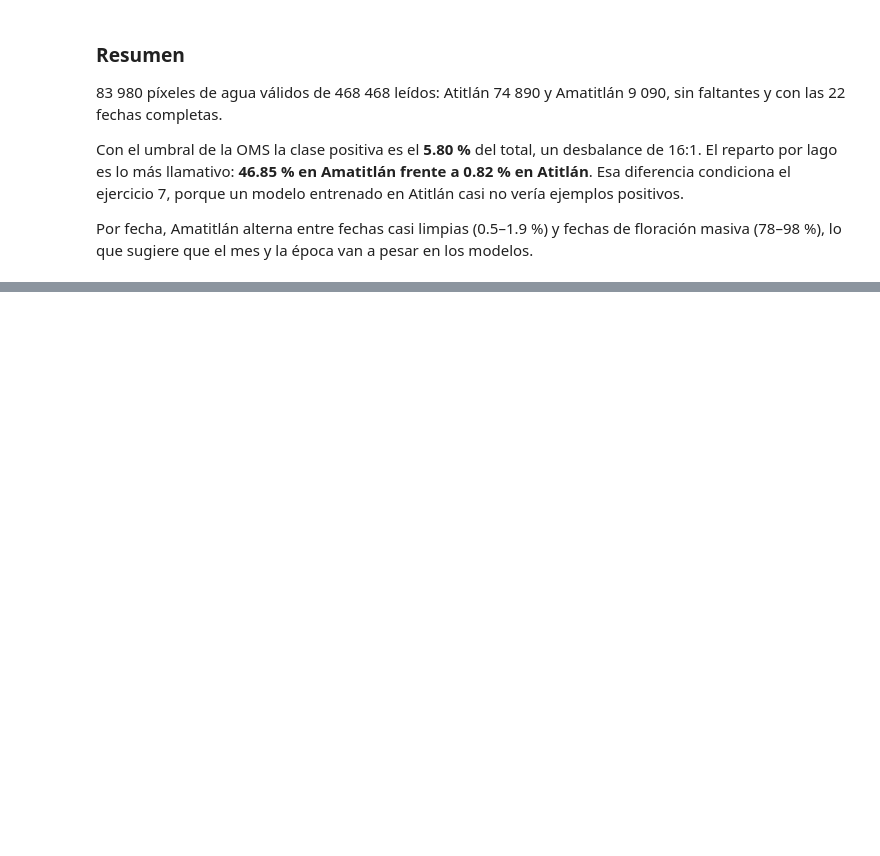
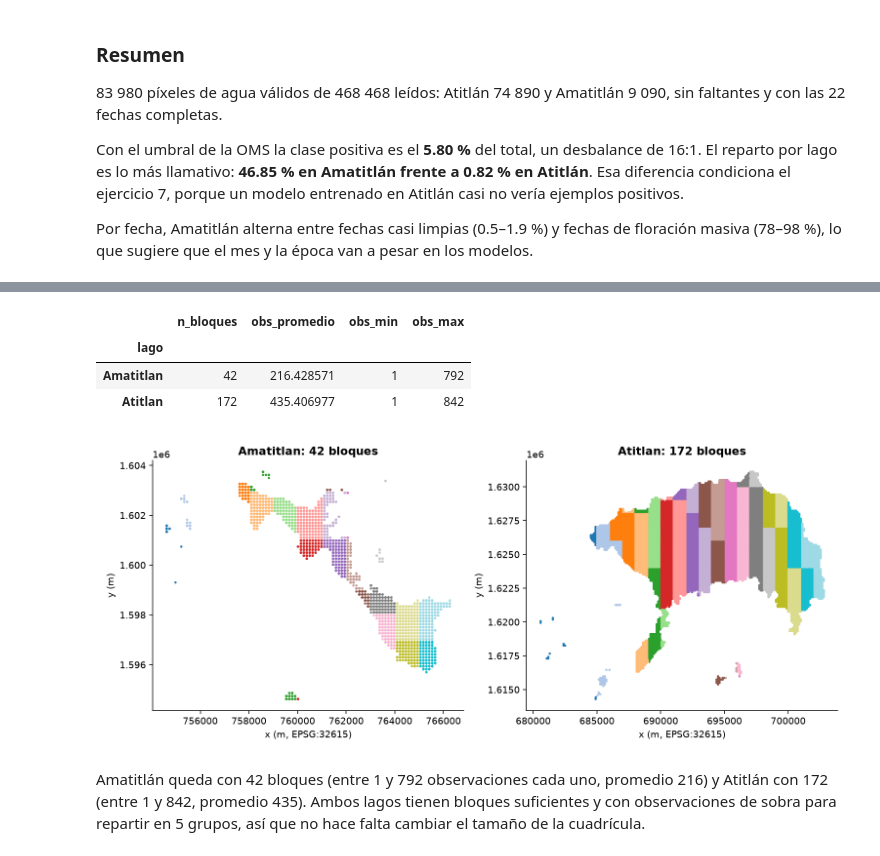
Before and after one commit to UVG-Tareas-y-proyectos/laboratorio4_ds, a Jupyter notebook: notebooks/laboratorio-4-datos-geoespaciales.ipynb, the cells around one changed output, grey strips where cells are left out. Saved outputs shown, nothing was run; the diff lists cells and outputs as text; code cells hidden in the pictures; blank space fills up the shorter version.

```diff
--- a/notebooks/laboratorio-4-datos-geoespaciales.ipynb
+++ b/notebooks/laboratorio-4-datos-geoespaciales.ipynb
@@ -550,0 +624,16 @@ los modelos.
+# %%
+con_bloques = asignar_bloques(datos, tamanio_m=1000)
+display(resumen_bloques(con_bloques))
+ruta_bloques = graficar_bloques(con_bloques)
+display(Image(filename=str(ruta_bloques), width=850))
+# %% [output]
+|  | n_bloques | obs_promedio | obs_min | obs_max |
+| lago |  |  |  |  |
+| Amatitlan | 42 | 216.428571 | 1 | 792 |
+| Atitlan | 172 | 435.406977 | 1 | 842 |
+[figure, added]
+# %% [markdown]
+Amatitlán queda con 42 bloques (entre 1 y 792 observaciones cada uno,
+promedio 216) y Atitlán con 172 (entre 1 y 842, promedio 435). Ambos lagos
+tienen bloques suficientes y con observaciones de sobra para repartir en 5
+grupos, así que no hace falta cambiar el tamaño de la cuadrícula.
```
Also changed, not shown: parts of 20 cells of this notebook, 2 other files.
